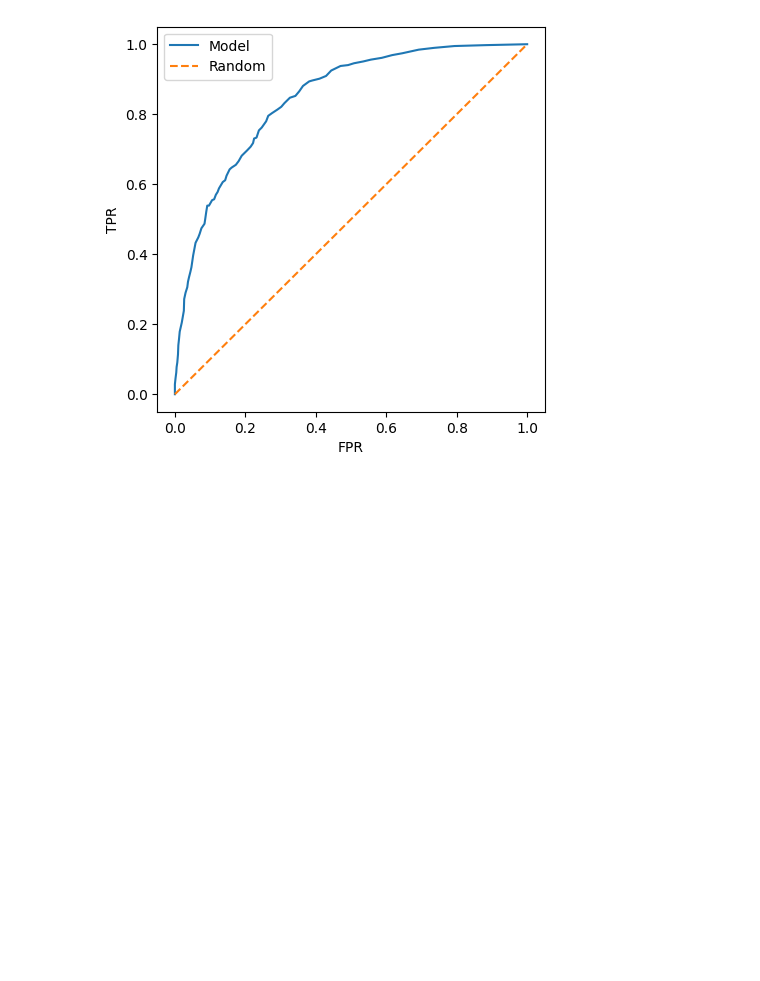
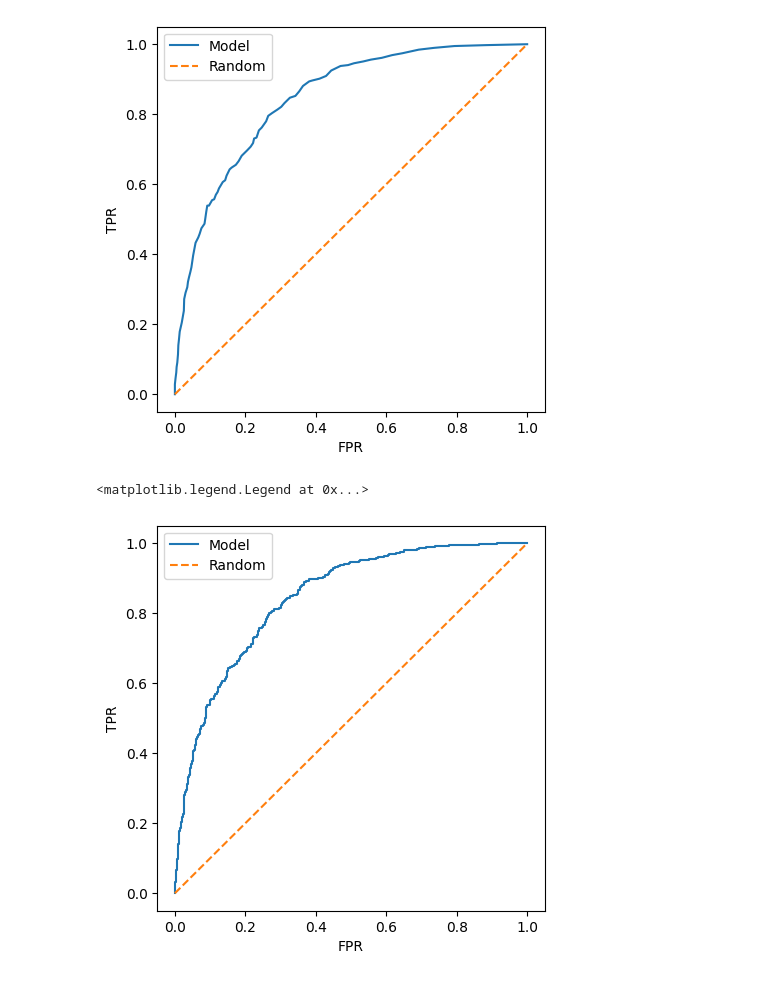
Before and after one commit to fenkhub/machine-learning-zoomcamp-homework, a Jupyter notebook: 04 Evaluation/metrics2.ipynb, the cells around one changed output. Cells and saved outputs as stored; diff of their text form; code cells hidden in the pictures; blank space fills up the shorter version.

```diff
--- a/04 Evaluation/metrics2.ipynb
+++ b/04 Evaluation/metrics2.ipynb
@@ -510,0 +513,15 @@ plt.legend()
+# %%
+fpr, tpr, threshold = roc_curve(y_val, y_pred)
+# %%
+plt.figure(figsize=(5, 5))
+
+plt.plot(fpr, tpr, label='Model')
+plt.plot([0, 1], [0, 1], label='Random', linestyle='--')
+
+plt.xlabel('FPR')
+plt.ylabel('TPR')
+
+plt.legend()
+# %% [output]
+<matplotlib.legend.Legend at 0x...>
+[figure, added]
```
Also changed, not shown: parts of 27 cells of this notebook.
